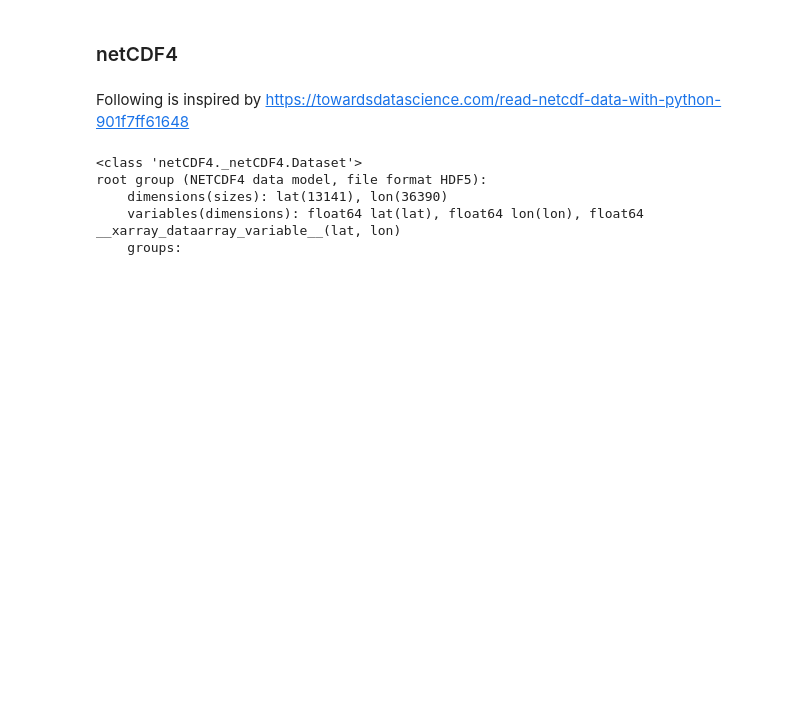
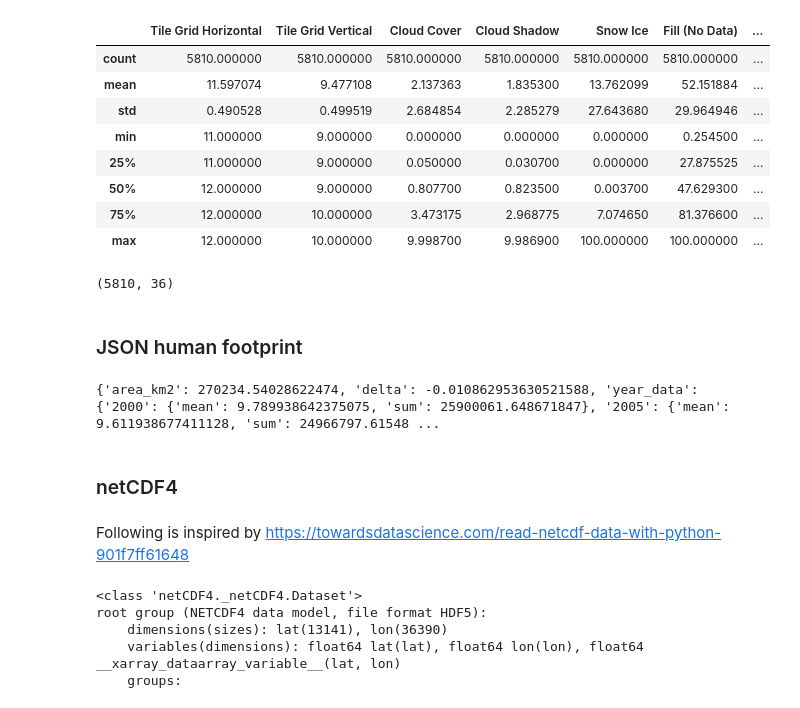
Before and after one commit to lara-es/Capstone, a Jupyter notebook: ml-HFI.ipynb, the cells around one changed output. Saved outputs shown, nothing was run; the diff lists cells and outputs as text; code cells hidden in the pictures; blank space fills up the shorter version.

```diff
--- a/ml-HFI.ipynb
+++ b/ml-HFI.ipynb
@@ -12,0 +12,3 @@ import xarray as xr
+# %%
+elpaso = pd.read_csv('./data/landsat_ard_tile_c2_6344e631e89ad9f4.csv',encoding='latin1')
+elpaso.head()
@@ -12,0 +38,18 @@ import xarray as xr
+# %%
+elpaso.describe()
+# %% [output]
+|  | Tile Grid Horizontal | Tile Grid Vertical | Cloud Cover | Cloud Shadow | Snow Ice | Fill (No Data) | ... |
+| count | 5810.000000 | 5810.000000 | 5810.000000 | 5810.000000 | 5810.000000 | 5810.000000 | ... |
+| mean | 11.597074 | 9.477108 | 2.137363 | 1.835300 | 13.762099 | 52.151884 | ... |
+| std | 0.490528 | 0.499519 | 2.684854 | 2.285279 | 27.643680 | 29.964946 | ... |
+| min | 11.000000 | 9.000000 | 0.000000 | 0.000000 | 0.000000 | 0.254500 | ... |
+| 25% | 11.000000 | 9.000000 | 0.050000 | 0.030700 | 0.000000 | 27.875525 | ... |
+| 50% | 12.000000 | 9.000000 | 0.807700 | 0.823500 | 0.003700 | 47.629300 | ... |
+| 75% | 12.000000 | 10.000000 | 3.473175 | 2.968775 | 7.074650 | 81.376600 | ... |
+| max | 12.000000 | 10.000000 | 9.998700 | 9.986900 | 100.000000 | 100.000000 | ... |
+# %%
+elpaso.shape
+# %% [output]
+(5810, 36)
+# %% [markdown]
+### JSON human footprint
@@ -13,2 +61,6 @@ import xarray as xr
+# %%
+print(data)
+# %% [output]
+{'area_km2': 270234.54028622474, 'delta': -0.010862953630521588, 'year_data': {'2000': {'mean': 9.789938642375075, 'sum': 25900061.648671847}, '2005': {'mean': 9.611938677411128, 'sum': 24966797.61548 ...
 # %% [markdown]
 ### netCDF4
```
Also changed, not shown: parts of 41 cells of this notebook, 3 other files.
